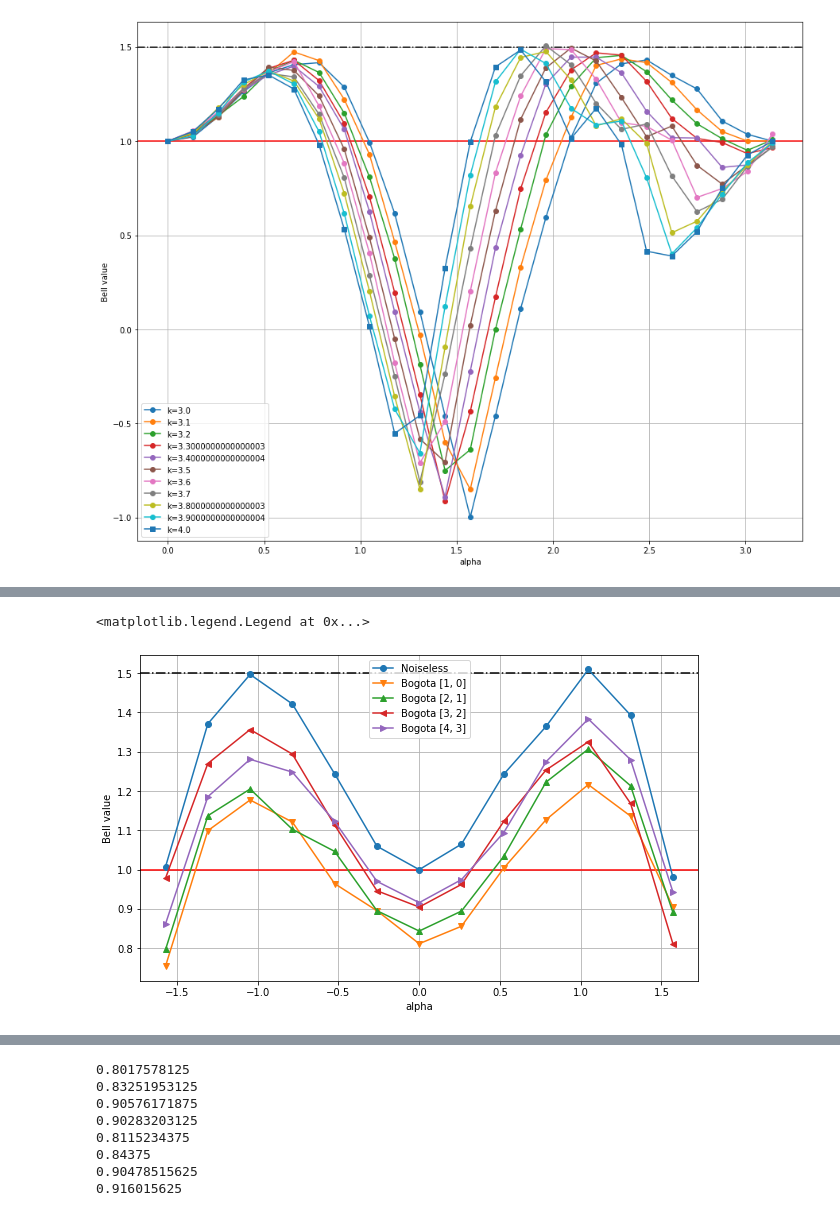
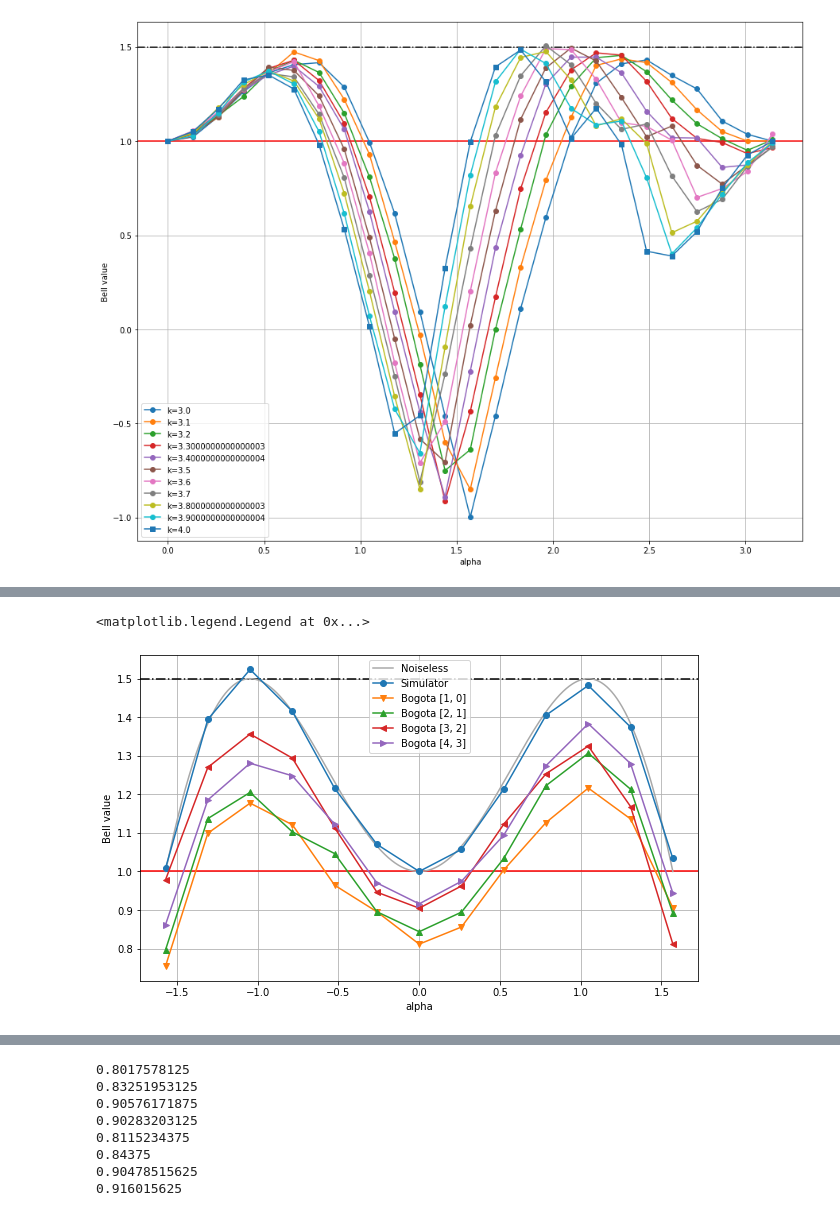
Before and after one commit to RyoKurama/BellInequality, a Jupyter notebook: Bell integrated.ipynb, the cells around one changed output, grey strips where cells are left out. Cells and saved outputs as stored; diff of their text form; code cells hidden in the pictures.

```diff
--- a/Bell integrated.ipynb
+++ b/Bell integrated.ipynb
@@ -130,6 +130,9 @@ def simulate_bell_1D(x, y, shots = 4096):
         Z[i] = abs(average[0] - average[1]) - average[2]
         counts_sim_all.append(counts)
     return Z, counts_sim_all
+# %%
+def bell_theory(x, y):
+    return abs(-np.cos(x)+np.cos(y))+np.cos(x-y)
 # %%
 x = np.linspace(-np.pi / 2, np.pi / 2, 13)
 y = np.linspace(-np.pi, np.pi, 13)
@@ -441 +462,9 @@ z_kawasaki = get_bell_value(result_kawasaki.get_counts())
+# %%
+# cut at plane: y=2x
+z_simulator = Z.flatten()[6 : 25 * 25 - 6 : 25 * 2 + 1]
+z_noiseless = bell_theory(x, y)
+
+x1000 = np.linspace(-np.pi / 2, np.pi / 2, 1000)
+y1000 = np.linspace(-np.pi, np.pi, 1000)
+z_noiseless1000 = bell_theory(x1000, y1000)
 # %%
@@ -469,7 +506,8 @@ print(z_kawasaki[10])
 # %%
+# Jan 11 2022
 bogota_backend = ut_provider.get_backend("ibmq_bogota")
-job_id_list = ["61b1c4428a022177ae2950fa", "61b1c4488a022136e72950fb", "61b1c44d4a55f26faf986c07", "61b1c453e4d3eb67875c84be",\
-              "61b1c445e4d3eb15ed5c84bd", "61b1c44b731fa697bb30628a", "61b1c45015ab79747bb83a42", "61b1c45572d4b564e0a710d7"]
+job_id_list = ["61dd2e60d1eb07800b492b6b", "61dd2e639307b91ddd6bc4f8", "61dd2e65fde78b3995dbb4b7", "61dd2e688adee6673c77eed8",\
+              "61dd2e6a8cd5fc6ab746a80b", "61dd2e6d87d4f80bdd23f9a5", "61dd2e6f87d4f861cf23f9a6", "61dd2e710a744adbf599ce31"]
 z_edge_bogota = []
 for id in job_id_list:
     job_bogota = bogota_backend.retrieve_job(id)
@@ -506,0 +620,10 @@ ax3.legend()
+# %%
+# Dec 9 2021
+bogota_backend = ut_provider.get_backend("ibmq_bogota")
+job_id_list = ["61b1c4428a022177ae2950fa", "61b1c445e4d3eb15ed5c84bd", "61b1c4488a022136e72950fb", "61b1c44b731fa697bb30628a",\
+              "61b1c44d4a55f26faf986c07", "61b1c45015ab79747bb83a42", "61b1c453e4d3eb67875c84be", "61b1c45572d4b564e0a710d7"]
+z_edge_bogota = []
+for id in job_id_list:
+    job_bogota = bogota_backend.retrieve_job(id)
+    result_bogota = job_bogota.result()
+    z_edge_bogota.append(get_bell_value(result_bogota.get_counts()))
@@ -507,27 +661,25 @@ ax3.legend()
 # %%
-# cut at plane: y=2x
-z_noiseless = Z.flatten()[6 : 25 * 25 - 6 : 25 * 2 + 1]
-
 # 2d plot
 fig4 = plt.figure(figsize = (10, 6))
 ax4 = plt.axes()
 
 ax4.axhline(y=1, color='r', linestyle='-')
 ax4.axhline(y=1.5, color='k', linestyle='-.')
 
-ax4.plot(x, z_noiseless, "o-", label = "Noiseless")
+ax4.plot(x1000, z_noiseless1000, "-", color = "darkgray", label = "Noiseless")
+ax4.plot(x, z_simulator, "o-", label = "Simulator")
 #ax4.plot(x, z_edge_bogota[0], "1-", label = "Bogota [0, 1]")
 #ax4.plot(x, z_edge_bogota[1], "2-", label = "Bogota [1, 2]")
 #ax4.plot(x, z_edge_bogota[2], "3-", label = "Bogota [2, 3]")
 #ax4.plot(x, z_edge_bogota[3], "4-", label = "Bogota [3, 4]")
-ax4.plot(x, z_edge_bogota[4], "v-", label = "Bogota [1, 0]")
-ax4.plot(x, z_edge_bogota[5], "^-", label = "Bogota [2, 1]")
-ax4.plot(x, z_edge_bogota[6], "<-", label = "Bogota [3, 2]")
+ax4.plot(x, z_edge_bogota[1], "v-", label = "Bogota [1, 0]")
+ax4.plot(x, z_edge_bogota[3], "^-", label = "Bogota [2, 1]")
+ax4.plot(x, z_edge_bogota[5], "<-", label = "Bogota [3, 2]")
 ax4.plot(x, z_edge_bogota[7], ">-", label = "Bogota [4, 3]")
 ax4.set_xlabel('alpha')
 ax4.set_ylabel('Bell value')
 plt.grid(which='major',axis='both')
 ax4.legend()
 # %% [output]
 <matplotlib.legend.Legend at 0x...>
-[figure, old version]
+[figure, new version]
```
Also changed, not shown: parts of 28 cells of this notebook, 1 other file.
